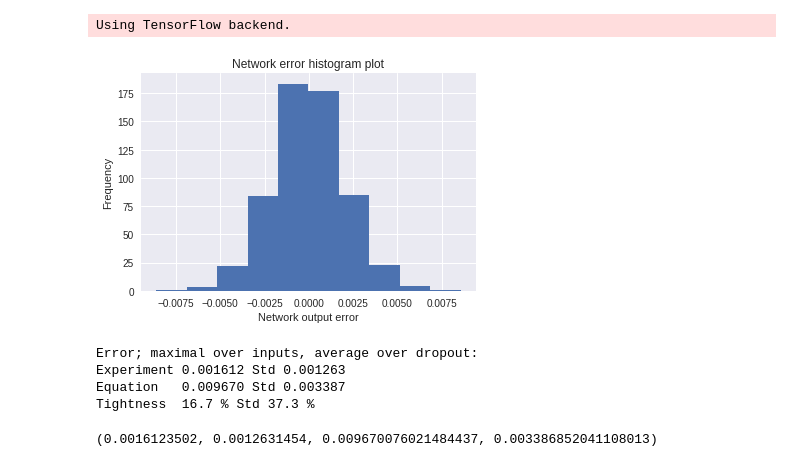
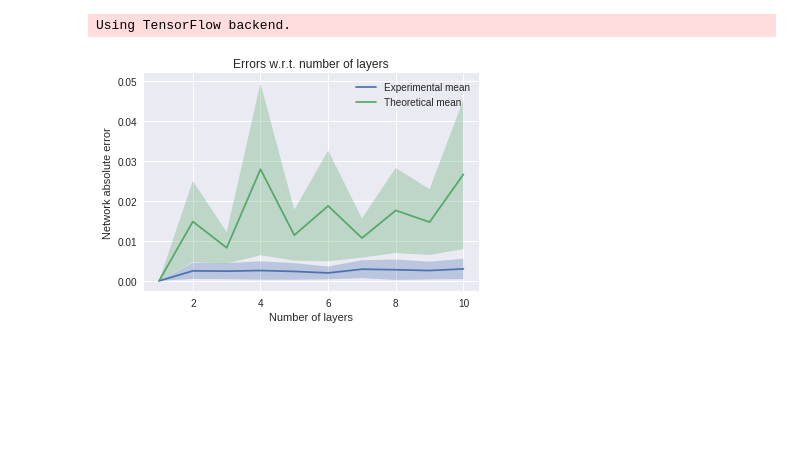
Before and after one commit to LPD-EPFL/nn-fault-tolerance, a Jupyter notebook: DropoutErrorVarianceKerasColab.ipynb, the cells around one changed output. Saved outputs shown, nothing was run; the diff lists cells and outputs as text; code cells hidden in the pictures; blank space fills up the shorter version.

Commit message:
Add a plot error vs L

```diff
--- a/DropoutErrorVarianceKerasColab.ipynb
+++ b/DropoutErrorVarianceKerasColab.ipynb
@@ -251,9 +256,17 @@ def run_experiment(L = 5, N = 50, p = 0.1, repetitions = 10000, inputs = 50, K =
-# %%
-run_experiment(inputs = 5)
-# %% [output]
-[figure, removed]
-Error; maximal over inputs, average over dropout:
-Experiment 0.001612 Std 0.001263
-Equation   0.009670 Std 0.003387
-Tightness  16.7 % Std 37.3 %
-(0.0016123502, 0.0012631454, 0.009670076021484437, 0.003386852041108013)
+# %%
+Ls = range(1, 11)
+results = [run_experiment(inputs = 10, L = L, N = 20, do_tqdm = False, do_plot = False, do_print = False) for L in tqdm(Ls)]
+# %%
+mean_exp, std_exp, mean_bound, std_bound = [np.array(x) for x in zip(*results)]
+plt.figure()
+plt.title('Errors w.r.t. number of layers')
+plt.xlabel('Number of layers')
+plt.ylabel('Network absolute error')
+plt.plot(Ls, mean_exp, label = 'Experimental mean')
+plt.fill_between(Ls, mean_exp - std_exp, mean_exp + std_exp, alpha = 0.3)
+plt.plot(Ls, mean_bound, label = 'Theoretical mean')
+plt.fill_between(Ls, mean_bound - std_bound, mean_bound + std_bound, alpha = 0.3)
+plt.legend()
+plt.show()
+# %% [output]
+[figure, added]
```
Also changed, not shown: parts of 2 cells of this notebook.
